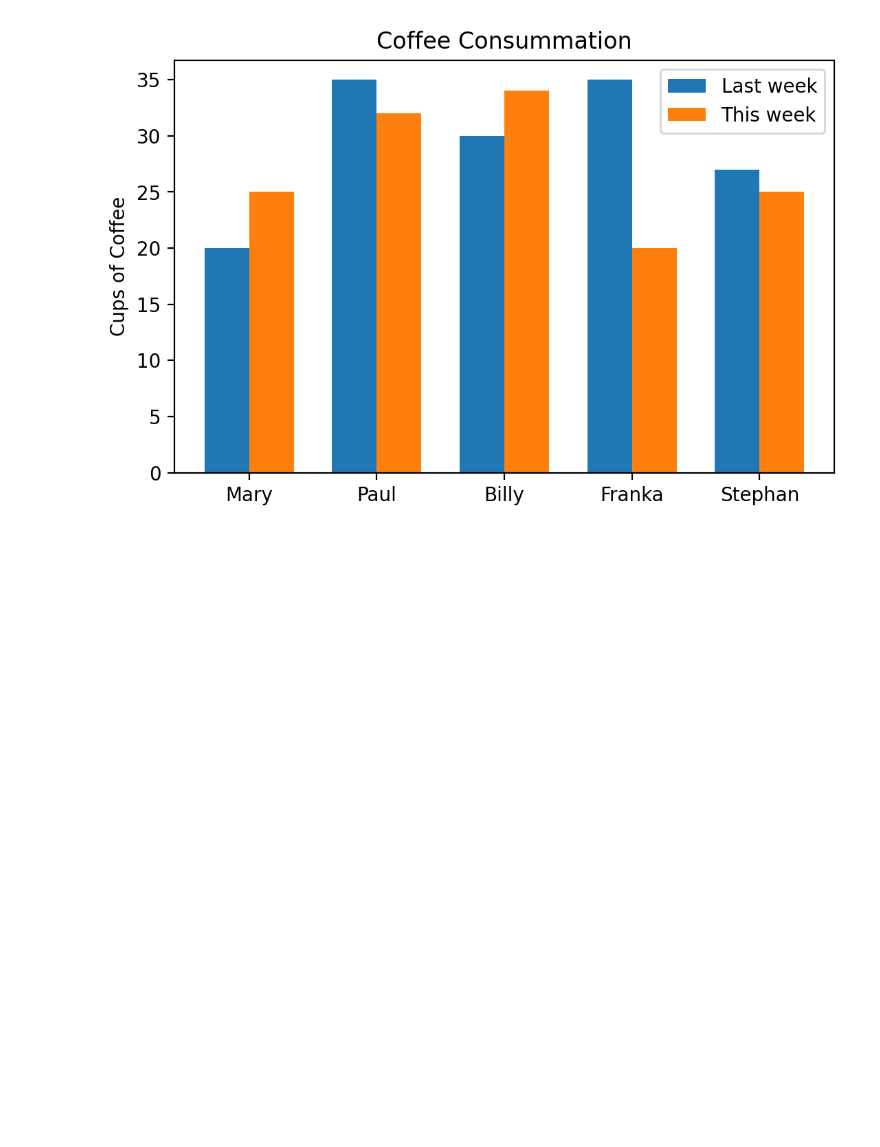
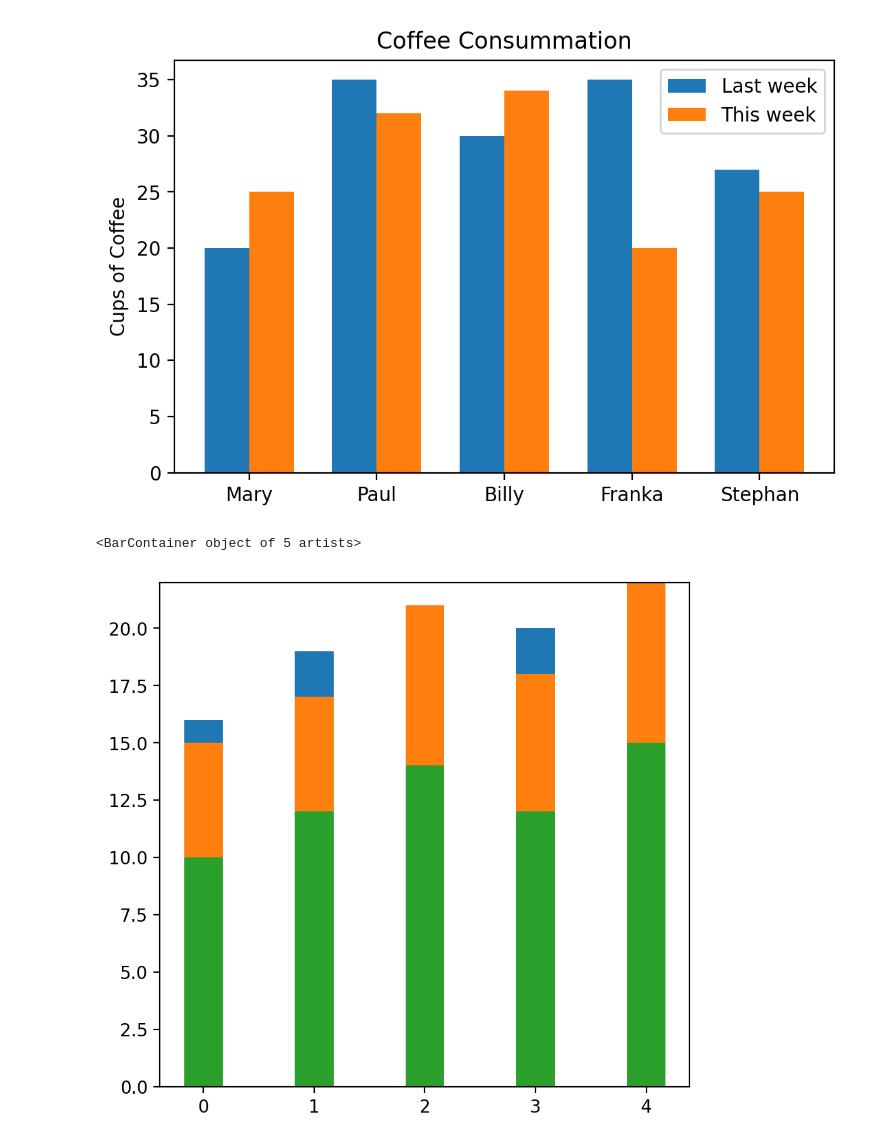
Before and after one commit to harmkenn/Python-Workbooks, a Jupyter notebook: python-course.eu/E_PC19_Histograms.ipynb, the cells around one changed output. Saved outputs shown, nothing was run; the diff lists cells and outputs as text; code cells hidden in the pictures; blank space fills up the shorter version.

```diff
--- a/python-course.eu/E_PC19_Histograms.ipynb
+++ b/python-course.eu/E_PC19_Histograms.ipynb
@@ -185,3 +185,25 @@ ax.legend(loc='best')
 plt.show()
 # %% [output]
 [figure]
+# %%
+import matplotlib.pyplot as plt
+import numpy as np
+
+coffee = np.array([5, 5, 7, 6, 7])
+tea = np.array([1, 2, 0, 2, 0])
+water = np.array([10, 12, 14, 12, 15])
+names = ['Mary', 'Paul', 'Billy', 'Franka', 'Stephan']
+
+fig = plt.figure(figsize=(6,5), dpi=200)
+left, bottom, width, height = 0.2, 0.1, 0.7, 0.8
+ax = fig.add_axes([left, bottom, width, height])
+
+width = 0.35
+ticks = np.arange(len(names))
+ax.bar(ticks, tea, width, label='Coffee', bottom=water+coffee)
+ax.bar(ticks, coffee, width, align="center", label='Tea',
+       bottom=water)
+ax.bar(ticks, water, width, align="center", label='Water')
+# %% [output]
+<BarContainer object of 5 artists>
+[figure, added]
```
